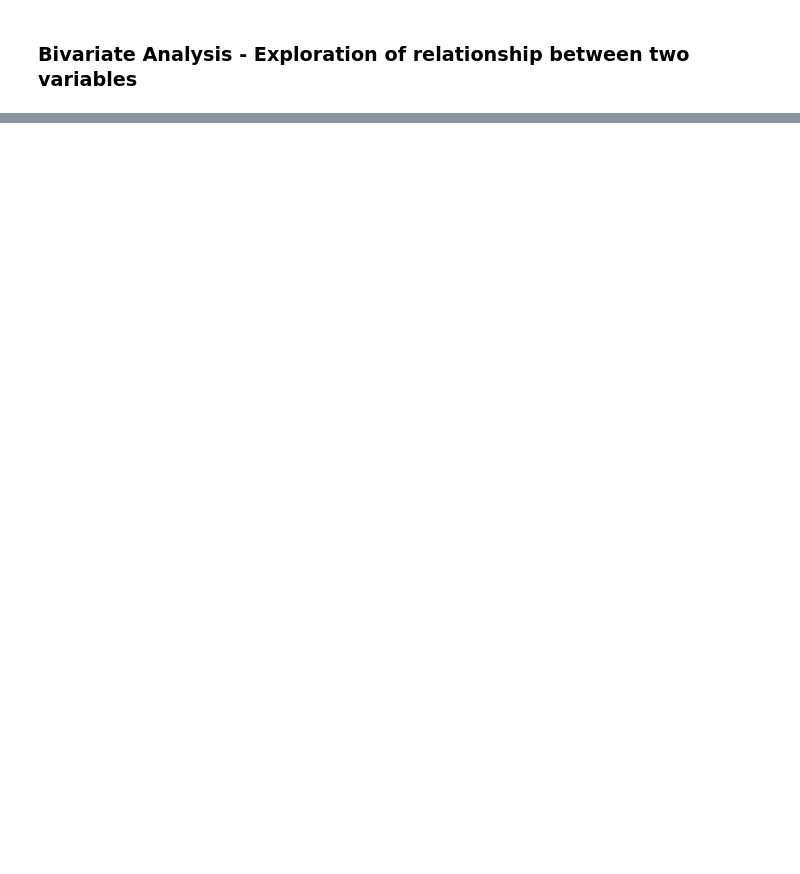
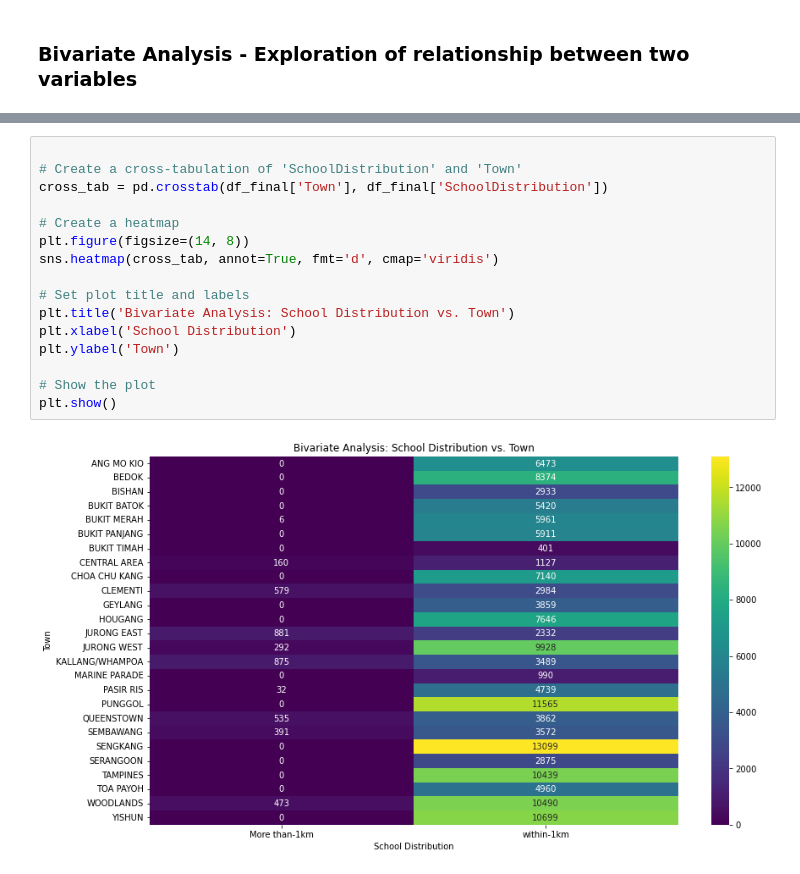
Before and after one commit to DheepthaRajesh/dheeptha_rajesh, a Jupyter notebook: Final-Predict-Public-Housing-Prices.ipynb, the cells around one changed output, grey strips where cells are left out. Drawn from its saved outputs; the diff is of its cells as text; blank space fills up the shorter version.

```diff
--- a/Final-Predict-Public-Housing-Prices.ipynb
+++ b/Final-Predict-Public-Housing-Prices.ipynb
@@ -285,0 +318,18 @@ plt.show()
+# %%
+
+# Create a cross-tabulation of 'SchoolDistribution' and 'Town'
+cross_tab = pd.crosstab(df_final['Town'], df_final['SchoolDistribution'])
+
+# Create a heatmap
+plt.figure(figsize=(14, 8))
+sns.heatmap(cross_tab, annot=True, fmt='d', cmap='viridis')
+
+# Set plot title and labels
+plt.title('Bivariate Analysis: School Distribution vs. Town')
+plt.xlabel('School Distribution')
+plt.ylabel('Town')
+
+# Show the plot
+plt.show()
+# %% [output]
+[figure, added]
```
Also changed, not shown: parts of 5 cells of this notebook.
